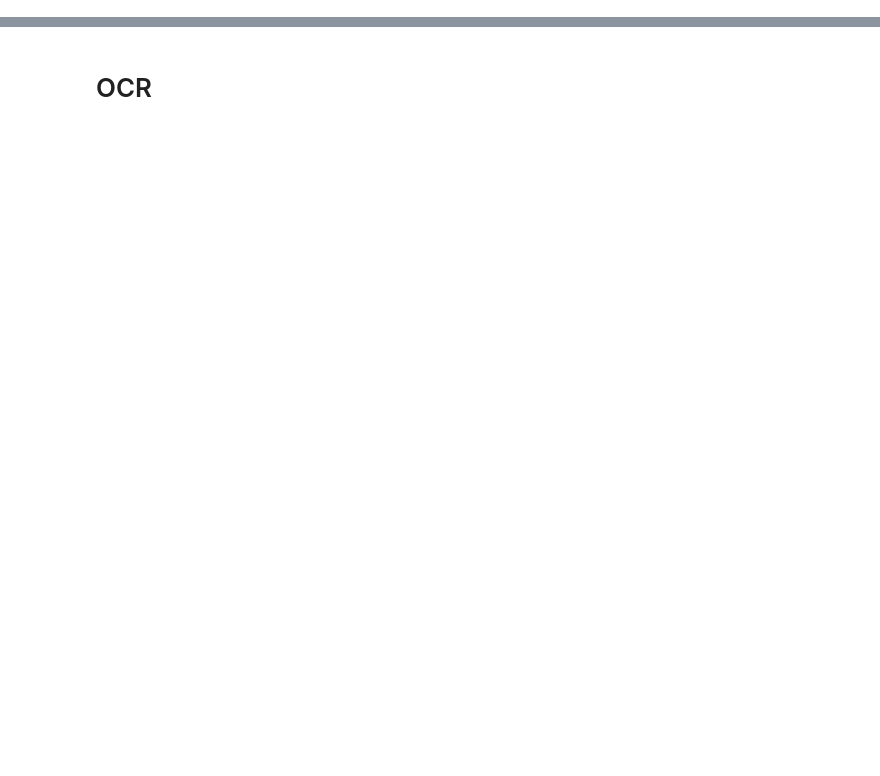
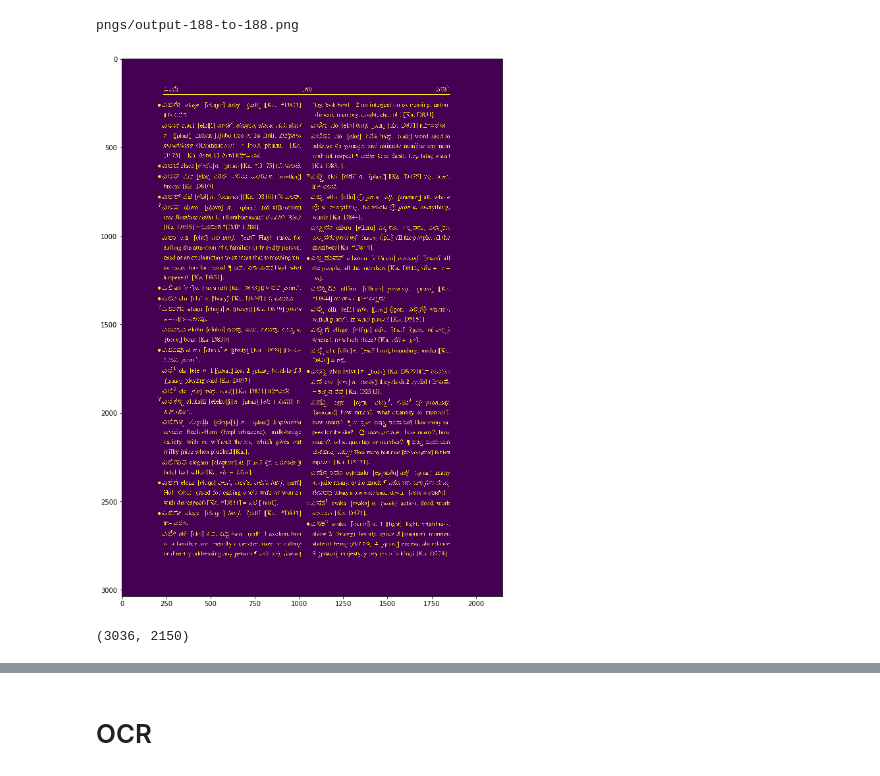
Before and after one commit to p-acharya/opencv_ocr, a Jupyter notebook: ocr_clean.ipynb, the cells around one changed output, grey strips where cells are left out. Cells and saved outputs as stored; diff of their text form; code cells hidden in the pictures; blank space fills up the shorter version.

```diff
--- a/ocr_clean.ipynb
+++ b/ocr_clean.ipynb
@@ -15,6 +15,9 @@ from google.cloud.vision import types
 #export GOOGLE_APPLICATION_CREDENTIALS='/c/Users/poorv/Downloads/ocr_scripts/keys/direct-outlook-270501-c05c2d97d1c6.json'
 #echo $GOOGLE_APPLICATION_CREDENTIALS
 os.environ["GOOGLE_APPLICATION_CREDENTIALS"] = "C:/Users/poorv/Downloads/ocr_scripts/keys/direct-outlook-270501-c05c2d97d1c6.json"
+# %%
+def pgn(pg_num):
+    return "pngs/output-{}-to-{}.png".format(pg_num, pg_num)
 # %%
 def di(*args):
     fig2 = plt.figure(figsize = (15,10))
@@ -40,8 +43,8 @@ def di(*args):
         plt.imshow(imgs[2],cmap = 'gray')
         plt.show()
 
-def d1(im):
-    fig1 = plt.figure(figsize = (20,20)) # create a 5 x 5 figure
+def d1(im, h=15, w=15):
+    fig1 = plt.figure(figsize = (h,w))
     plt.subplot(111)
     plt.imshow(im)
     plt.show()
@@ -102,0 +118,12 @@ av = vert_avg/len(vert_line)
+# %%
+print(pgn(188))
+im = cv2.imread(pgn(188))
+im_gray=cv2.cvtColor(im,cv2.COLOR_BGR2GRAY)
+ret,thresh = cv2.threshold(im_gray,127,255,cv2.THRESH_BINARY_INV)
+# thresh = cv2.threshold(im_gray, 0, 255, cv2.THRESH_BINARY + cv2.THRESH_OTSU)[1]
+d1(thresh)
+thresh.shape
+# %% [output]
+pngs/output-188-to-188.png
+[figure, added]
+(3036, 2150)
```
Also changed, not shown: parts of 11 cells of this notebook.
